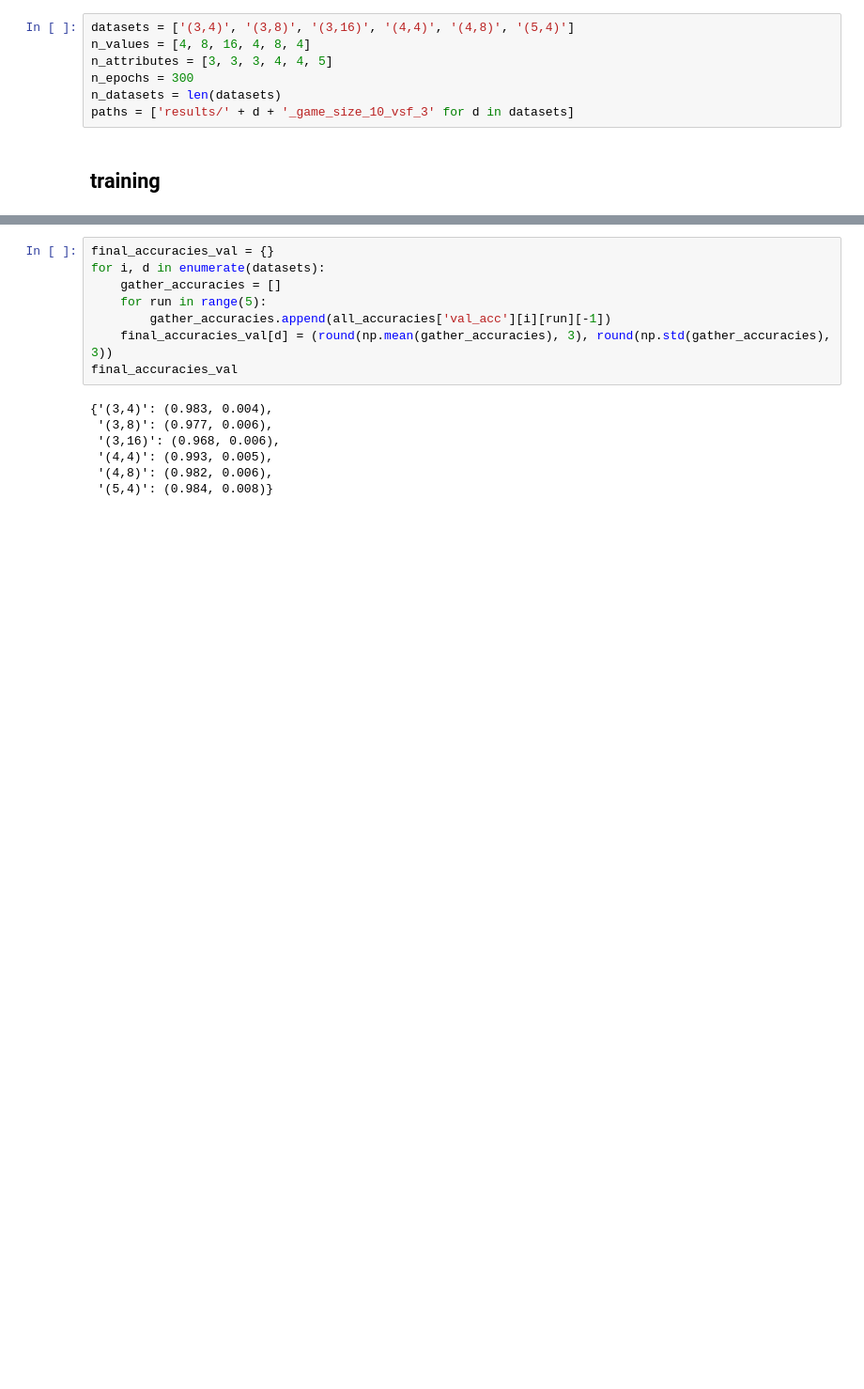
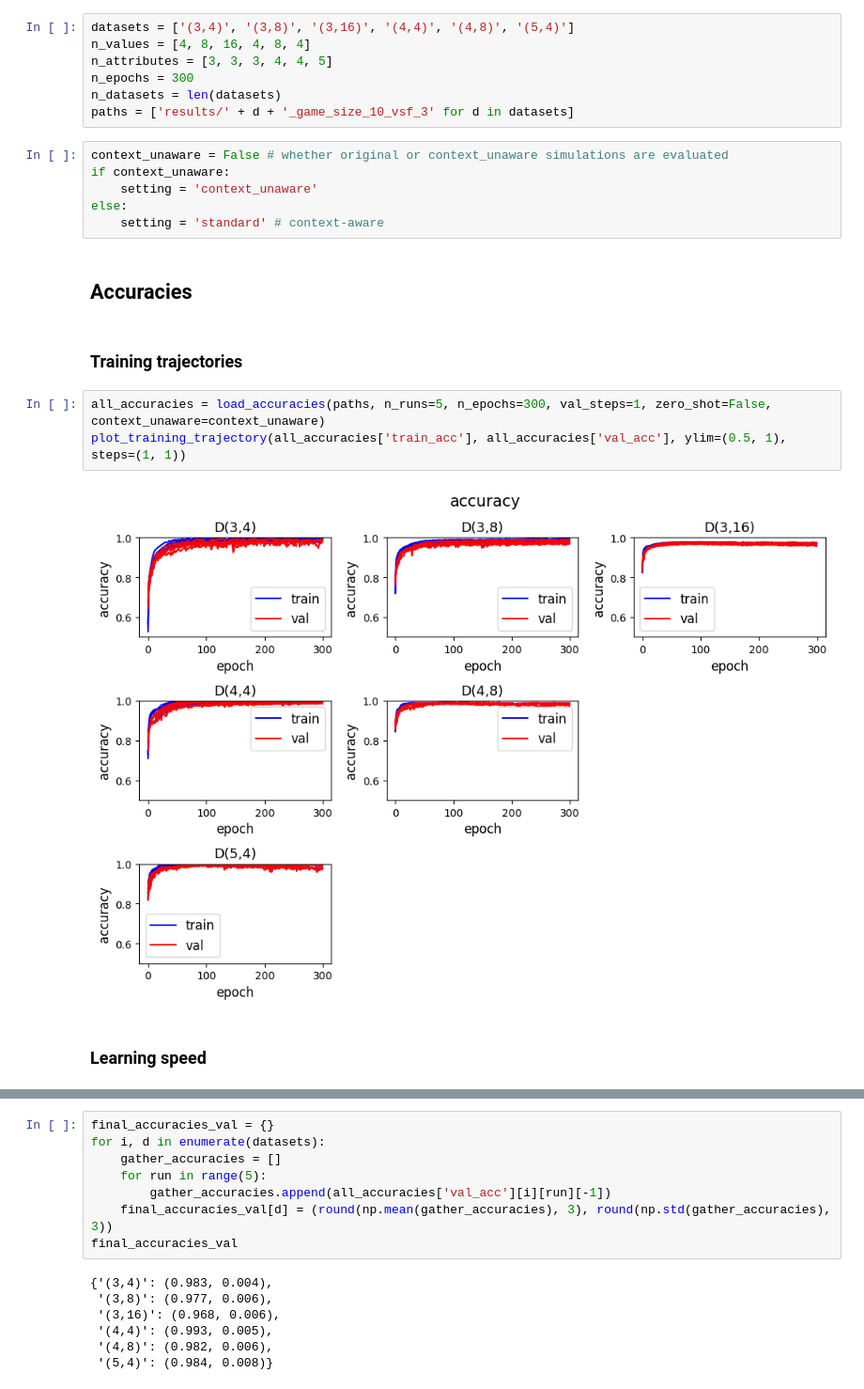
Before and after one commit to mariia55/emergent-abstractions_biased, a Jupyter notebook: analysis.ipynb, the cells around one changed output, grey strips where cells are left out. Shown at 94% size. Drawn from its saved outputs; the diff is of its cells as text; blank space fills up the shorter version.

```diff
--- a/analysis.ipynb
+++ b/analysis.ipynb
@@ -12,6 +18,21 @@ n_attributes = [3, 3, 3, 4, 4, 5]
 n_epochs = 300
 n_datasets = len(datasets)
 paths = ['results/' + d + '_game_size_10_vsf_3' for d in datasets]
+# %%
+context_unaware = False # whether original or context_unaware simulations are evaluated
+if context_unaware:
+    setting = 'context_unaware'
+else:
+    setting = 'standard' # context-aware
 # %% [markdown]
-## training
+## Accuracies
+# %% [markdown]
+### Training trajectories
+# %%
+all_accuracies = load_accuracies(paths, n_runs=5, n_epochs=300, val_steps=1, zero_shot=False, context_unaware=context_unaware)
+plot_training_trajectory(all_accuracies['train_acc'], all_accuracies['val_acc'], ylim=(0.5, 1), steps=(1, 1))
+# %% [output]
+[figure, added]
+# %% [markdown]
+### Learning speed
 # %%
```
Also changed, not shown: parts of 95 cells of this notebook, 3 other files.
